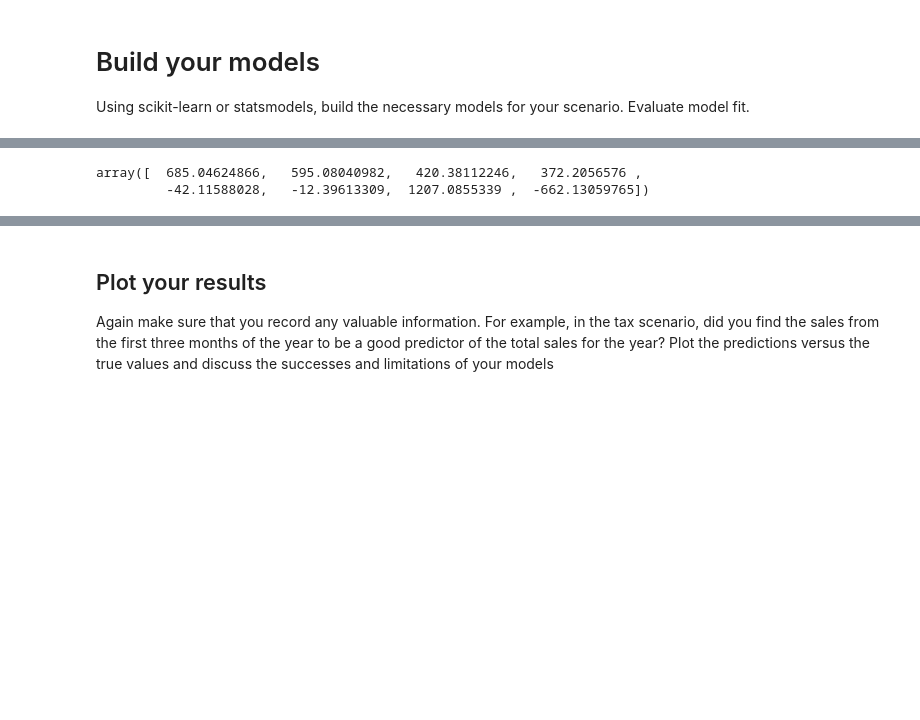
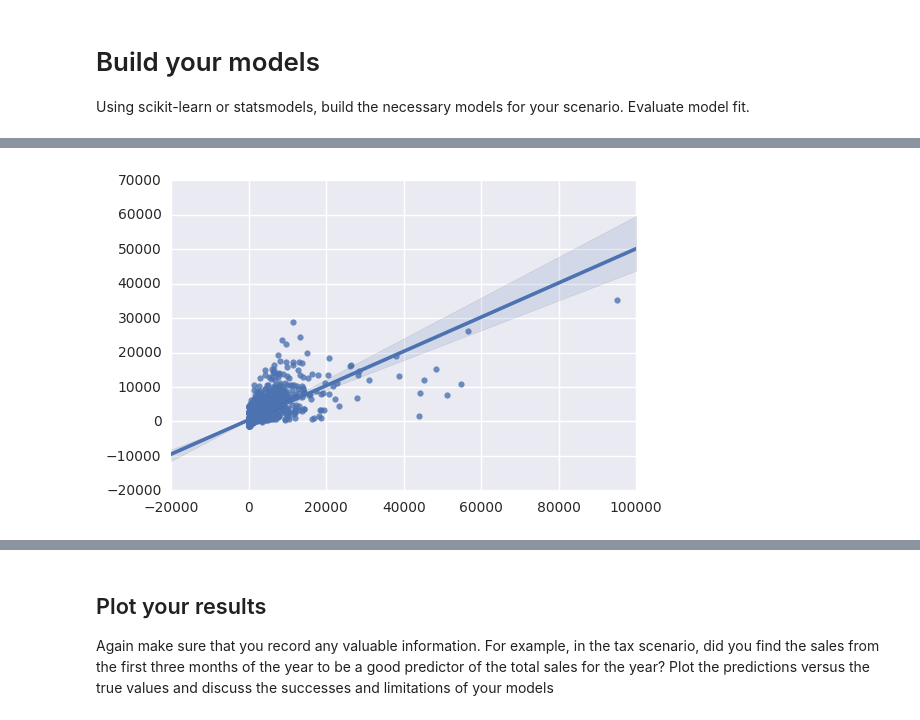
Before and after one commit to SuketuK/Project3, a Jupyter notebook: Project 3 Starter Code.ipynb, the cells around one changed output, grey strips where cells are left out. Cells and saved outputs as stored; diff of their text form; code cells hidden in the pictures; blank space fills up the shorter version.

```diff
--- a/Project 3 Starter Code.ipynb
+++ b/Project 3 Starter Code.ipynb
@@ -11,7 +11,7 @@ import pandas as pd
 ## Load Data
 # %%
 ## Load the data into a DataFrame
-iowa_data = pd.read_csv("../../data/Iowa_Liquor_sales_sample_10pct.csv")
+iowa_data = pd.read_csv("../data/Iowa_Liquor_sales_sample_10pct.csv")
 
 # rename columns per standard naming convention
 iowa_data.columns = ["Date","StoreNumber","City","ZipCode","CountyNumber","County","Category","CategoryName","VendorNumber",
@@ -335,0 +317,2 @@ Name: SalesDollars_sum, dtype: float64
+# %%
+iowa_data_2015 = pd.get_dummies(iowa_data_2015)
@@ -382,5 +332,0 @@ R2  test  0.939761913134
-# %%
-ridge_regressor.coef_
-# %% [output]
-array([  685.04624866,   595.08040982,   420.38112246,   372.2056576 ,
-         -42.11588028,   -12.39613309,  1207.0855339 ,  -662.13059765])
@@ -386,0 +339,36 @@ array([  685.04624866,   595.08040982,   420.38112246,   372.2056576 ,
+# %%
+def standard_regression(X, y,model, random_state = 42):
+    X_train,     \
+        X_test,  \
+        y_train, \
+        y_test = train_test_split(X, y,random_state=random_state)
+
+    y_train = np.ravel(y_train)
+    y_test = np.ravel(y_test)
+
+    scaler = StandardScaler()
+
+    scaler.fit(X_train)
+
+    X_train = scaler.transform(X_train)
+    X_test = scaler.transform(X_test)
+
+
+    model.fit(X_train, y_train)
+
+    train_score = model.score(X_train, y_train)
+    test_score = model.score(X_test, y_test)
+
+    sns.regplot(y_test,model.predict(X_test) )
+
+
+    return {'model': model,
+            'train_score' : train_score,
+            'test_score' : test_score }
+# %%
+models={}
+# %%
+# run a ridge regression
+models[0] = standard_regression(iowa_data_2015,iowa_target_2015,Ridge())
+# %% [output]
+[figure, added]
```
Also changed, not shown: parts of 12 cells of this notebook.
